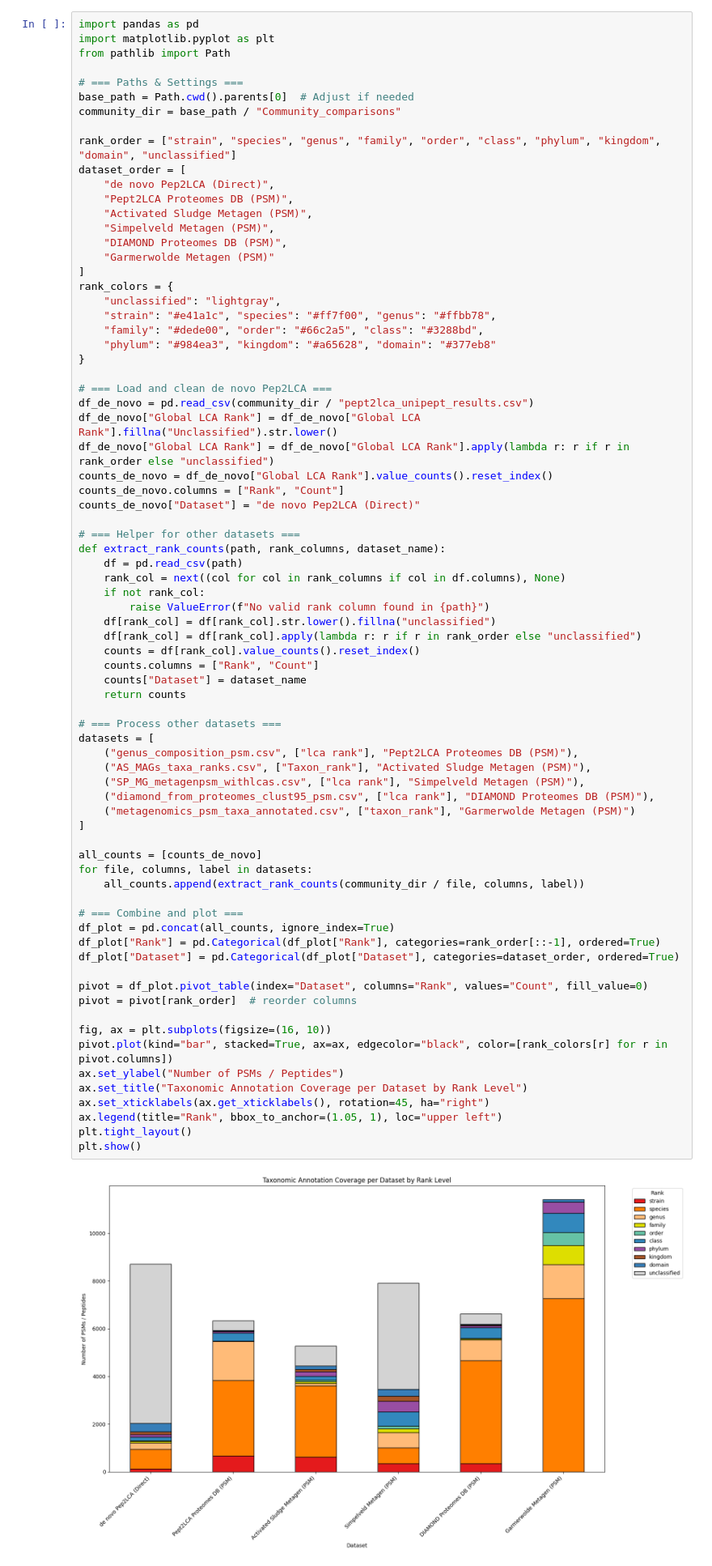
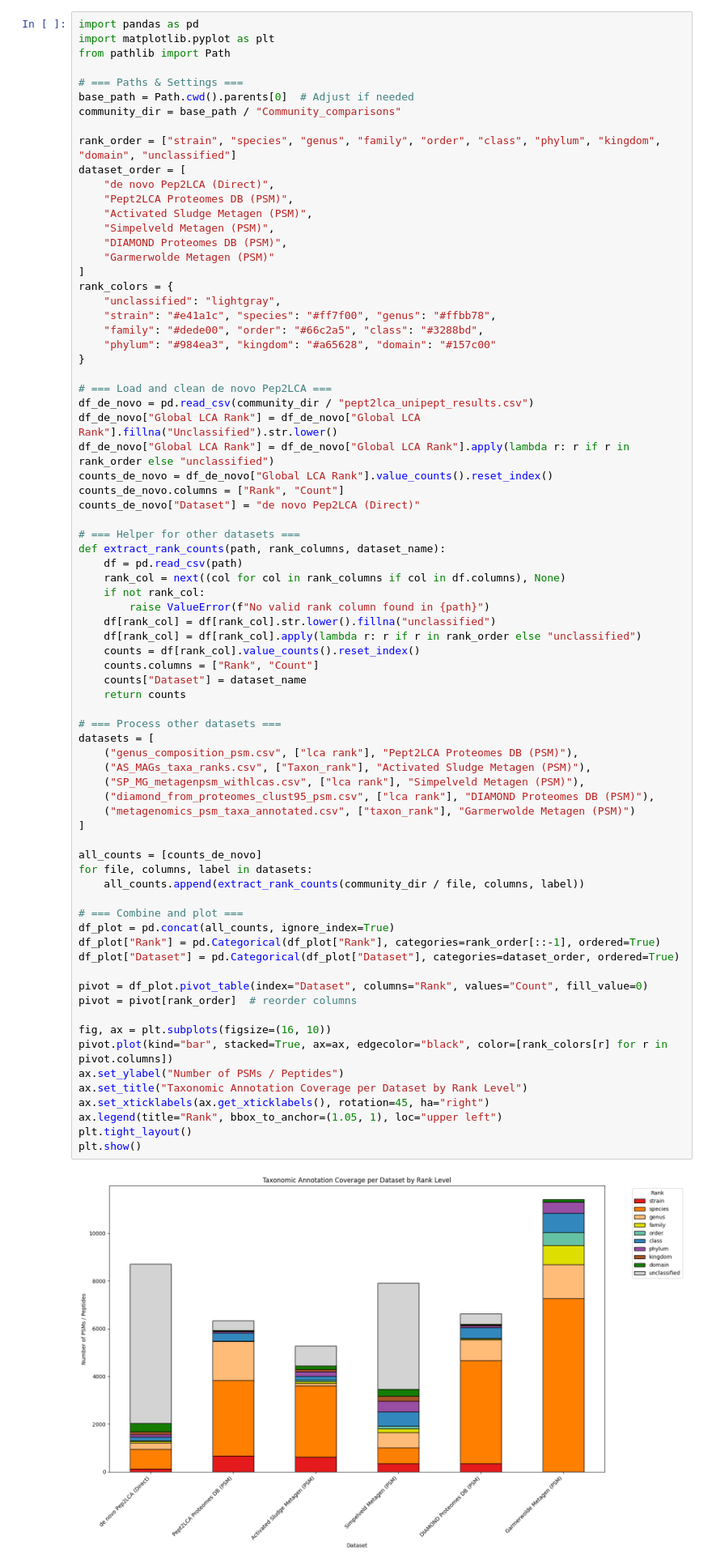
Before and after one commit to Asciilator/Peptide_identification_with_custom_database, a Jupyter notebook: Community_comparisons/Composition_plots.ipynb, the cells around one changed output. Shown: that part at 81% size. Cells and saved outputs as stored; diff of their text form.

```diff
--- a/Community_comparisons/Composition_plots.ipynb
+++ b/Community_comparisons/Composition_plots.ipynb
@@ -425,7 +366,7 @@ rank_colors = {
     "unclassified": "lightgray",
     "strain": "#e41a1c", "species": "#ff7f00", "genus": "#ffbb78",
     "family": "#dede00", "order": "#66c2a5", "class": "#3288bd",
-    "phylum": "#984ea3", "kingdom": "#a65628", "domain": "#377eb8"
+    "phylum": "#984ea3", "kingdom": "#a65628", "domain": "#157c00"
 }
 
 # === Load and clean de novo Pep2LCA ===
@@ -452,34 +393,34 @@ def extract_rank_counts(path, rank_columns, dataset_name):
 # === Process other datasets ===
 datasets = [
     ("genus_composition_psm.csv", ["lca rank"], "Pept2LCA Proteomes DB (PSM)"),
     ("AS_MAGs_taxa_ranks.csv", ["Taxon_rank"], "Activated Sludge Metagen (PSM)"),
     ("SP_MG_metagenpsm_withlcas.csv", ["lca rank"], "Simpelveld Metagen (PSM)"),
     ("diamond_from_proteomes_clust95_psm.csv", ["lca rank"], "DIAMOND Proteomes DB (PSM)"),
     ("metagenomics_psm_taxa_annotated.csv", ["taxon_rank"], "Garmerwolde Metagen (PSM)")
 ]
 
 all_counts = [counts_de_novo]
 for file, columns, label in datasets:
     all_counts.append(extract_rank_counts(community_dir / file, columns, label))
 
 # === Combine and plot ===
 df_plot = pd.concat(all_counts, ignore_index=True)
 df_plot["Rank"] = pd.Categorical(df_plot["Rank"], categories=rank_order[::-1], ordered=True)
 df_plot["Dataset"] = pd.Categorical(df_plot["Dataset"], categories=dataset_order, ordered=True)
 
 pivot = df_plot.pivot_table(index="Dataset", columns="Rank", values="Count", fill_value=0)
 pivot = pivot[rank_order]  # reorder columns
 
 fig, ax = plt.subplots(figsize=(16, 10))
 pivot.plot(kind="bar", stacked=True, ax=ax, edgecolor="black", color=[rank_colors[r] for r in pivot.columns])
 ax.set_ylabel("Number of PSMs / Peptides")
 ax.set_title("Taxonomic Annotation Coverage per Dataset by Rank Level")
 ax.set_xticklabels(ax.get_xticklabels(), rotation=45, ha="right")
 ax.legend(title="Rank", bbox_to_anchor=(1.05, 1), loc="upper left")
 plt.tight_layout()
 plt.show()
 # %% [output]
-[figure, old version]
+[figure, new version]
 # %% [markdown]
 ### Results and Discussion – Taxonomic Annotation Coverage per Dataset
 
```
Also changed, not shown: parts of 4 cells of this notebook, 1 other file.
